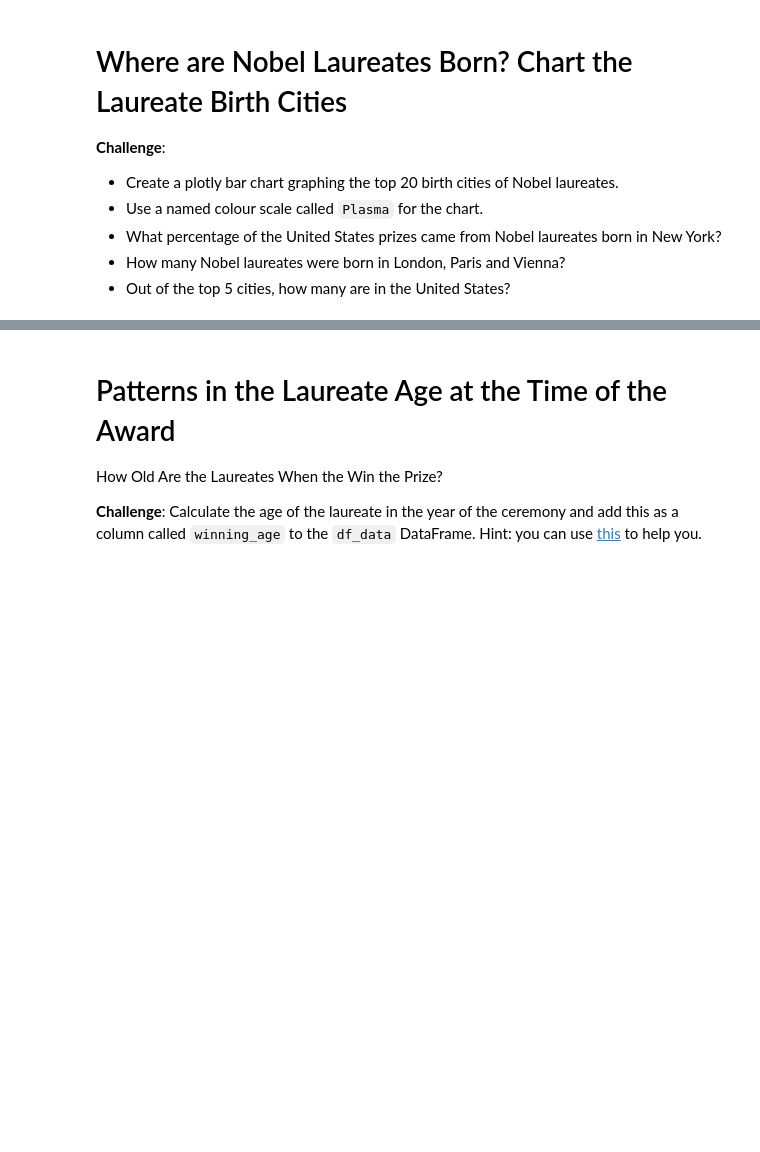
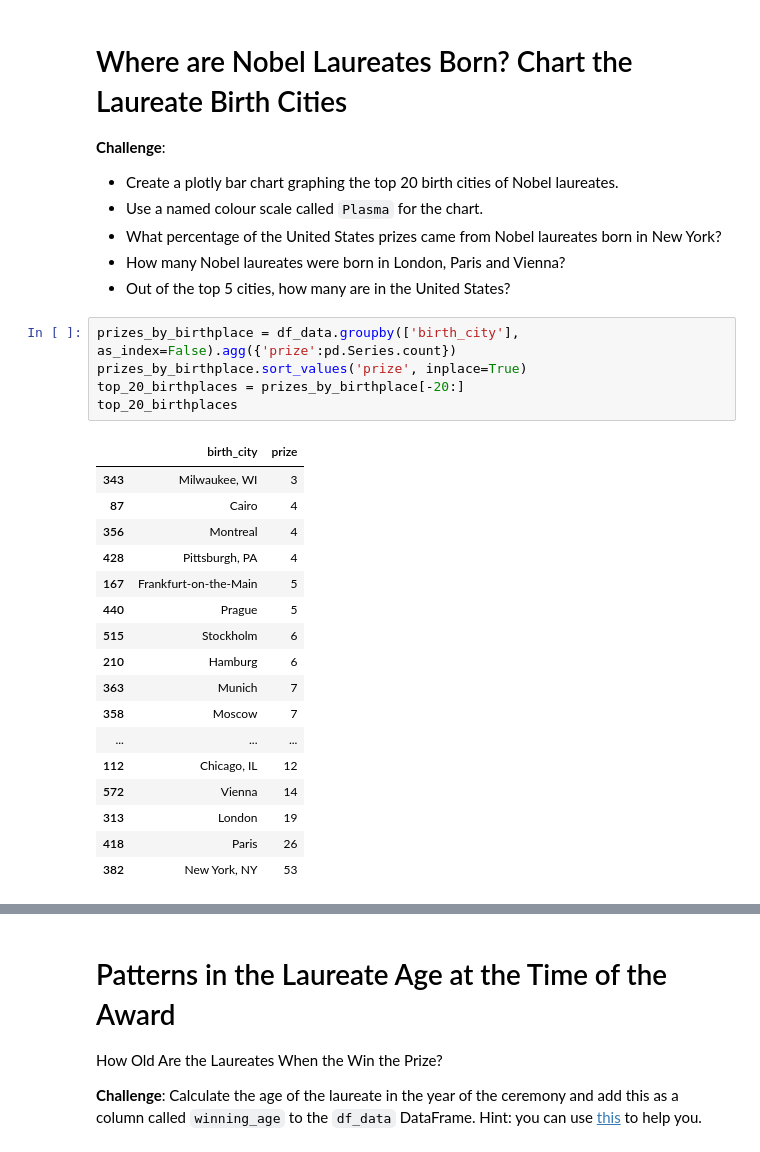
Before and after one commit to bluescreenlife/100-days-of-code, a Jupyter notebook: day_79_nobel_prize_data/Nobel_Prize_Analysis_(start).ipynb, the cells around one changed output, grey strips where cells are left out. Drawn from its saved outputs; the diff is of its cells as text; blank space fills up the shorter version.

```diff
--- a/day_79_nobel_prize_data/Nobel_Prize_Analysis_(start).ipynb
+++ b/day_79_nobel_prize_data/Nobel_Prize_Analysis_(start).ipynb
@@ -728,3 +801,26 @@ Where do major discoveries take place?
 * What percentage of the United States prizes came from Nobel laureates born in New York?
 * How many Nobel laureates were born in London, Paris and Vienna?
 * Out of the top 5 cities, how many are in the United States?
+# %%
+prizes_by_birthplace = df_data.groupby(['birth_city'], as_index=False).agg({'prize':pd.Series.count})
+prizes_by_birthplace.sort_values('prize', inplace=True)
+top_20_birthplaces = prizes_by_birthplace[-20:]
+top_20_birthplaces
+# %% [output]
+|  | birth_city | prize |
+| 343 | Milwaukee, WI | 3 |
+| 87 | Cairo | 4 |
+| 356 | Montreal | 4 |
+| 428 | Pittsburgh, PA | 4 |
+| 167 | Frankfurt-on-the-Main | 5 |
+| 440 | Prague | 5 |
+| 515 | Stockholm | 6 |
+| 210 | Hamburg | 6 |
+| 363 | Munich | 7 |
+| 358 | Moscow | 7 |
+| ... | ... | ... |
+| 112 | Chicago, IL | 12 |
+| 572 | Vienna | 14 |
+| 313 | London | 19 |
+| 418 | Paris | 26 |
+| 382 | New York, NY | 53 |
```
Also changed, not shown: parts of 7 cells of this notebook.
